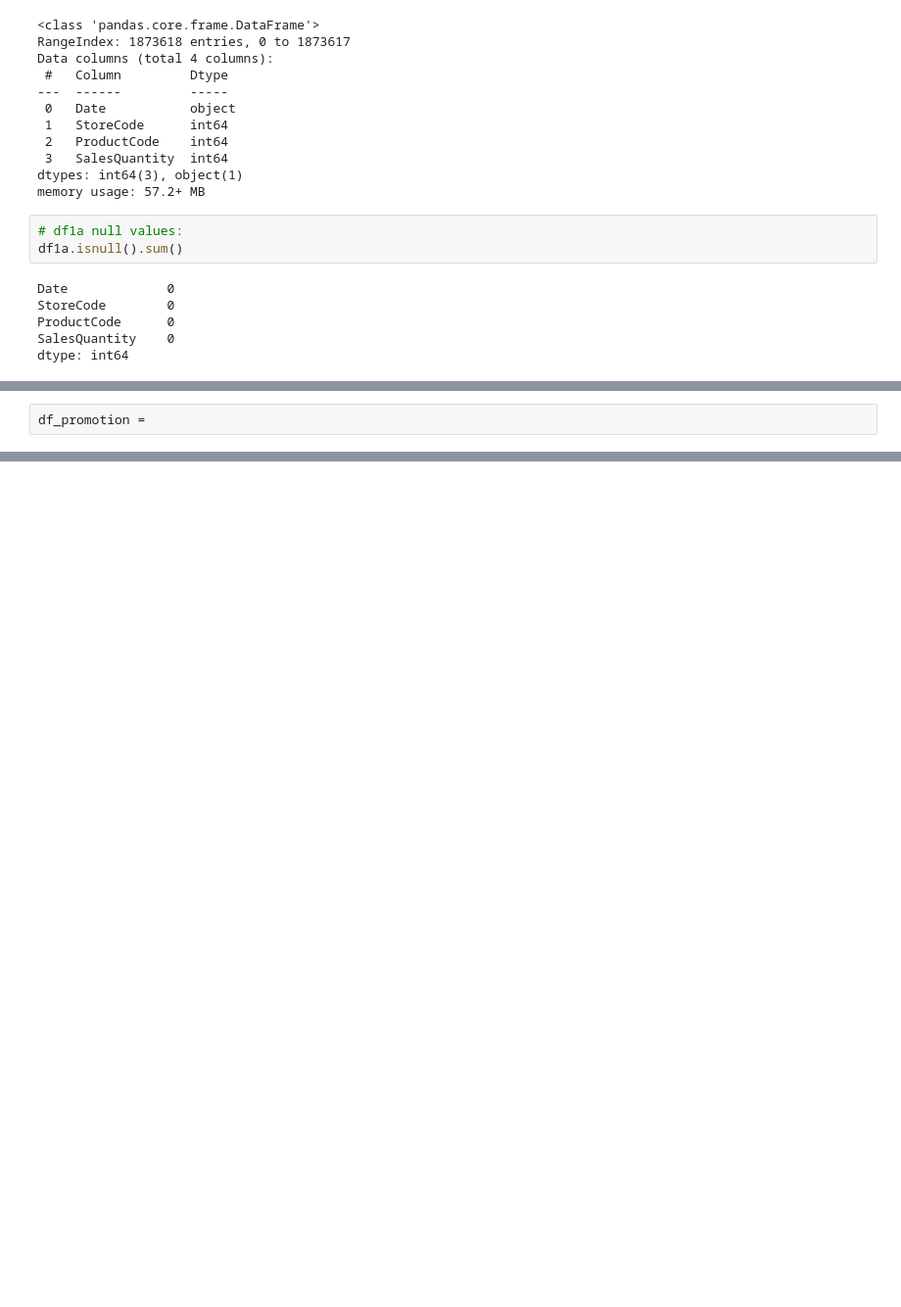
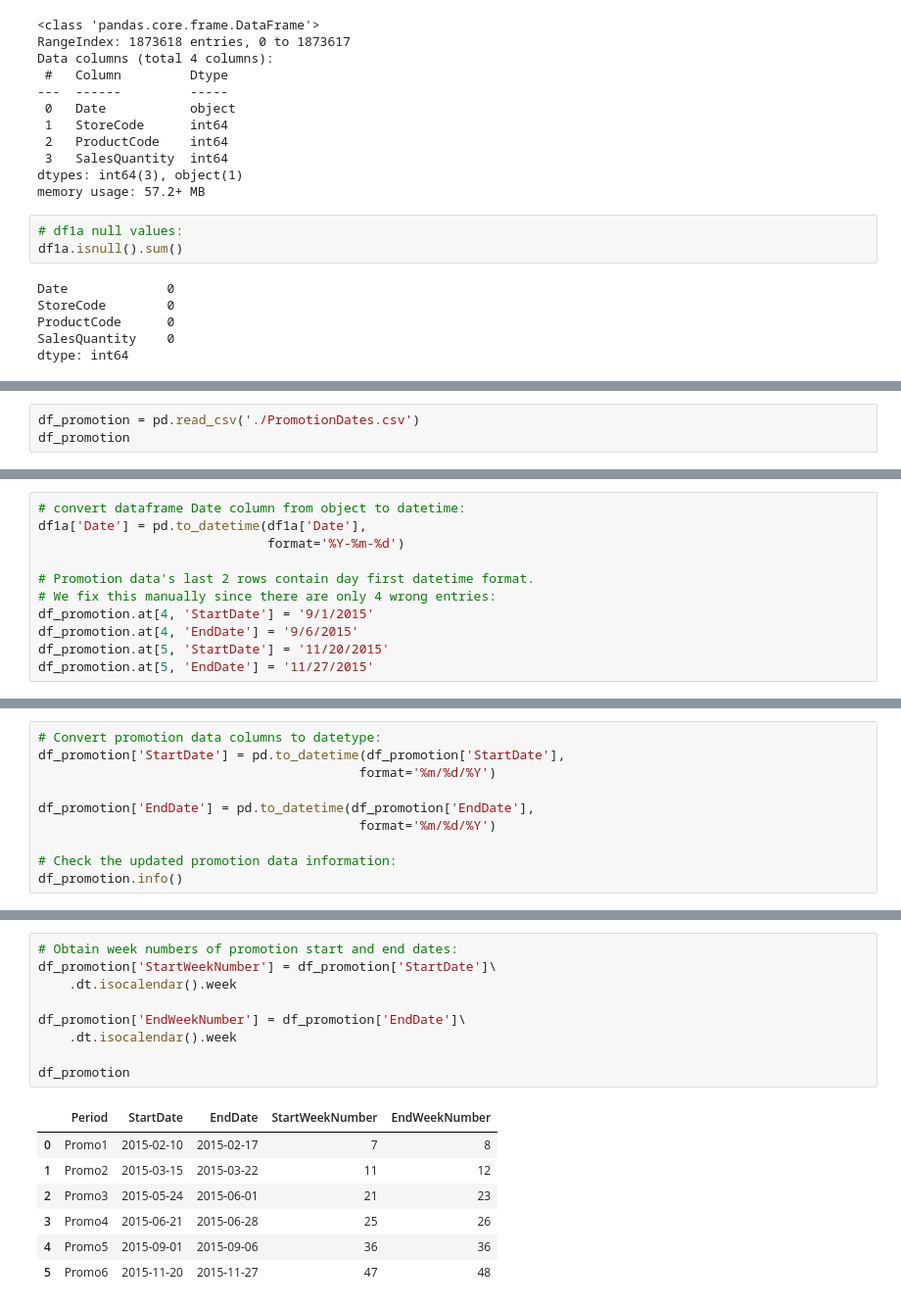
Before and after one commit to Botan-Bulut/DataScienceProjects, a Jupyter notebook: InventAnalyticsCaseStudy/assignment4.ipynb, the cells around one changed output, grey strips where cells are left out. Shown: that part at 98% size. Drawn from its saved outputs; the diff is of its cells as text; blank space fills up the shorter version.

```diff
--- a/InventAnalyticsCaseStudy/assignment4.ipynb
+++ b/InventAnalyticsCaseStudy/assignment4.ipynb
@@ -72,2 +75,3 @@ It does not contain any missing values.
 # %%
-df_promotion =
+df_promotion = pd.read_csv('./PromotionDates.csv')
+df_promotion
@@ -73,0 +95,11 @@ df_promotion =
+# %%
+# convert dataframe Date column from object to datetime:
+df1a['Date'] = pd.to_datetime(df1a['Date'],
+							  format='%Y-%m-%d')
+
+# Promotion data's last 2 rows contain day first datetime format.
+# We fix this manually since there are only 4 wrong entries:
+df_promotion.at[4, 'StartDate'] = '9/1/2015'
+df_promotion.at[4, 'EndDate'] = '9/6/2015'
+df_promotion.at[5, 'StartDate'] = '11/20/2015'
+df_promotion.at[5, 'EndDate'] = '11/27/2015'
@@ -73,0 +151,10 @@ df_promotion =
+# %%
+# Convert promotion data columns to datetype:
+df_promotion['StartDate'] = pd.to_datetime(df_promotion['StartDate'],
+										  format='%m/%d/%Y')
+
+df_promotion['EndDate'] = pd.to_datetime(df_promotion['EndDate'],
+										  format='%m/%d/%Y')
+
+# Check the updated promotion data information:
+df_promotion.info()
@@ -73,0 +172,17 @@ df_promotion =
+# %%
+# Obtain week numbers of promotion start and end dates:
+df_promotion['StartWeekNumber'] = df_promotion['StartDate']\
+	.dt.isocalendar().week
+
+df_promotion['EndWeekNumber'] = df_promotion['EndDate']\
+	.dt.isocalendar().week
+
+df_promotion
+# %% [output]
+|  | Period | StartDate | EndDate | StartWeekNumber | EndWeekNumber |
+| 0 | Promo1 | 2015-02-10 | 2015-02-17 | 7 | 8 |
+| 1 | Promo2 | 2015-03-15 | 2015-03-22 | 11 | 12 |
+| 2 | Promo3 | 2015-05-24 | 2015-06-01 | 21 | 23 |
+| 3 | Promo4 | 2015-06-21 | 2015-06-28 | 25 | 26 |
+| 4 | Promo5 | 2015-09-01 | 2015-09-06 | 36 | 36 |
+| 5 | Promo6 | 2015-11-20 | 2015-11-27 | 47 | 48 |
```
Also changed, not shown: parts of 29 cells of this notebook, 8 other files.
